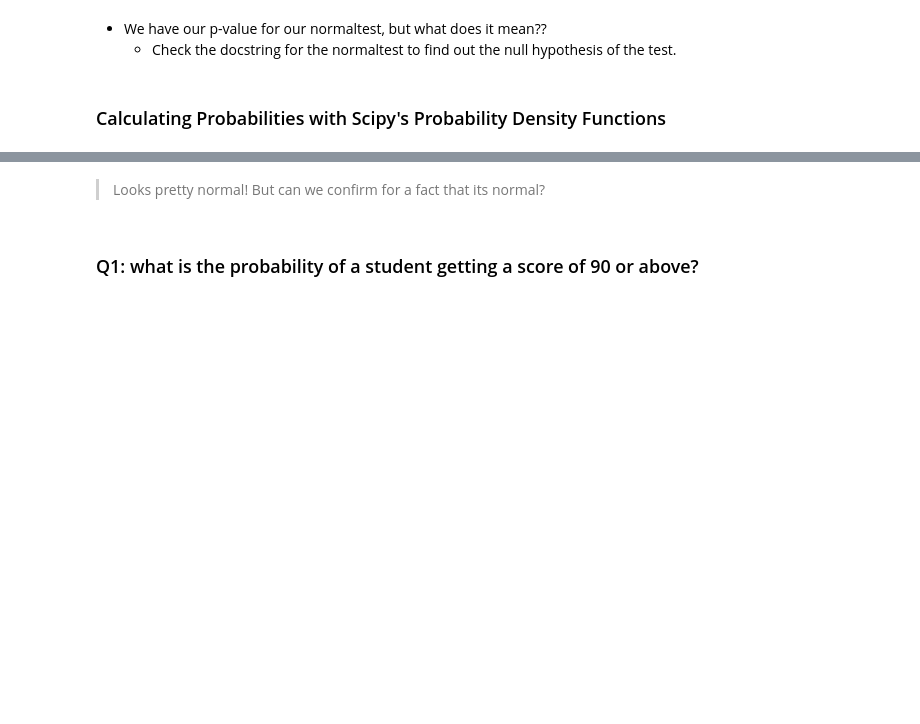
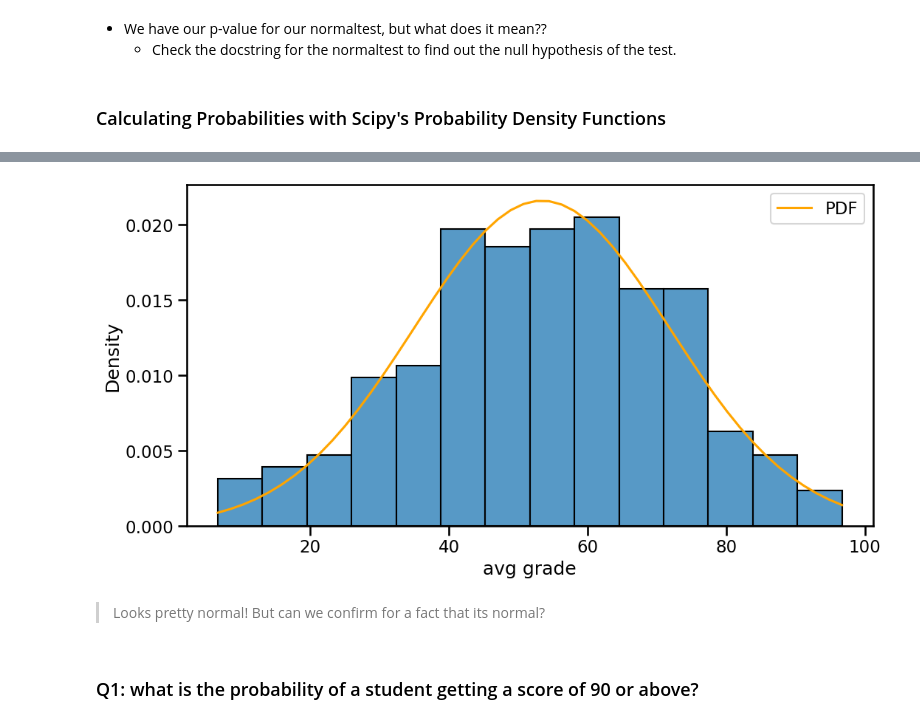
Before and after one commit to erwincarlogonzales/data-enrichment-wk15-lect01-codealong, a Jupyter notebook: ECG_PreClass - From Distributions to Hypothesis.ipynb, the cells around one changed output, grey strips where cells are left out. Saved outputs shown, nothing was run; the diff lists cells and outputs as text; code cells hidden in the pictures; blank space fills up the shorter version.

```diff
--- a/ECG_PreClass - From Distributions to Hypothesis.ipynb
+++ b/ECG_PreClass - From Distributions to Hypothesis.ipynb
@@ -86,3 +86,5 @@ NormaltestResult(statistic=3.692867619196469, pvalue=0.15779890502520094)
 ### Calculating Probabilities with Scipy's  Probability Density Functions
 # %%
 ## Get the mean, std, min, and max for the Avg Grade column
+dist_stat = df['avg grade'].agg(['mean', 'std', 'min', 'max'])
+dist_stat
@@ -89,2 +109,4 @@ NormaltestResult(statistic=3.692867619196469, pvalue=0.15779890502520094)
 # %%
 ## generate a linearly-spaced array of values that span the min to the max
+xs = np.linspace(dist_stat.loc['min'], dist_stat.loc['max'])
+xs
@@ -91,2 +130,4 @@ NormaltestResult(statistic=3.692867619196469, pvalue=0.15779890502520094)
 # %%
 ## use stats.norm.pdf to get the PDF curve that corresponds to your distribution's values
+pdf = stats.norm.pdf(xs, loc = dist_stat.loc['mean'], scale = dist_stat.loc['std'])
+pdf
@@ -93,5 +145,10 @@ NormaltestResult(statistic=3.692867619196469, pvalue=0.15779890502520094)
 # %%
 ## Plot the histogram again AND then plot the pdf we calculated.
+sns.histplot(data = df, x = 'avg grade', stat = 'density')
+plt.plot(xs, pdf, color = 'orange', label = 'PDF')
+plt.legend();
+# %% [output]
+[figure, added]
 # %% [markdown]
 > Looks pretty normal! But can we confirm for a fact that its normal?
 # %% [markdown]
```
Also changed, not shown: parts of 25 cells of this notebook.
